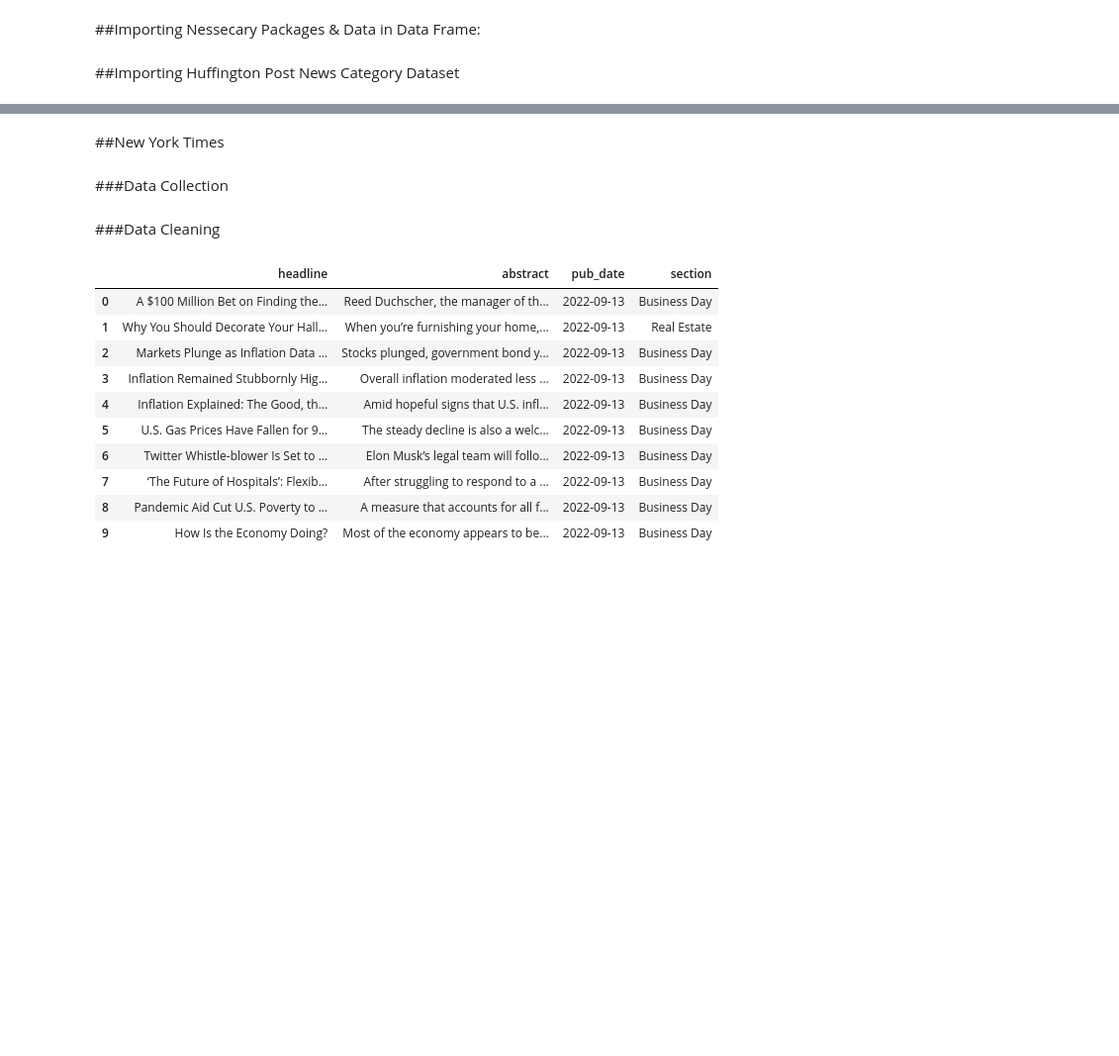
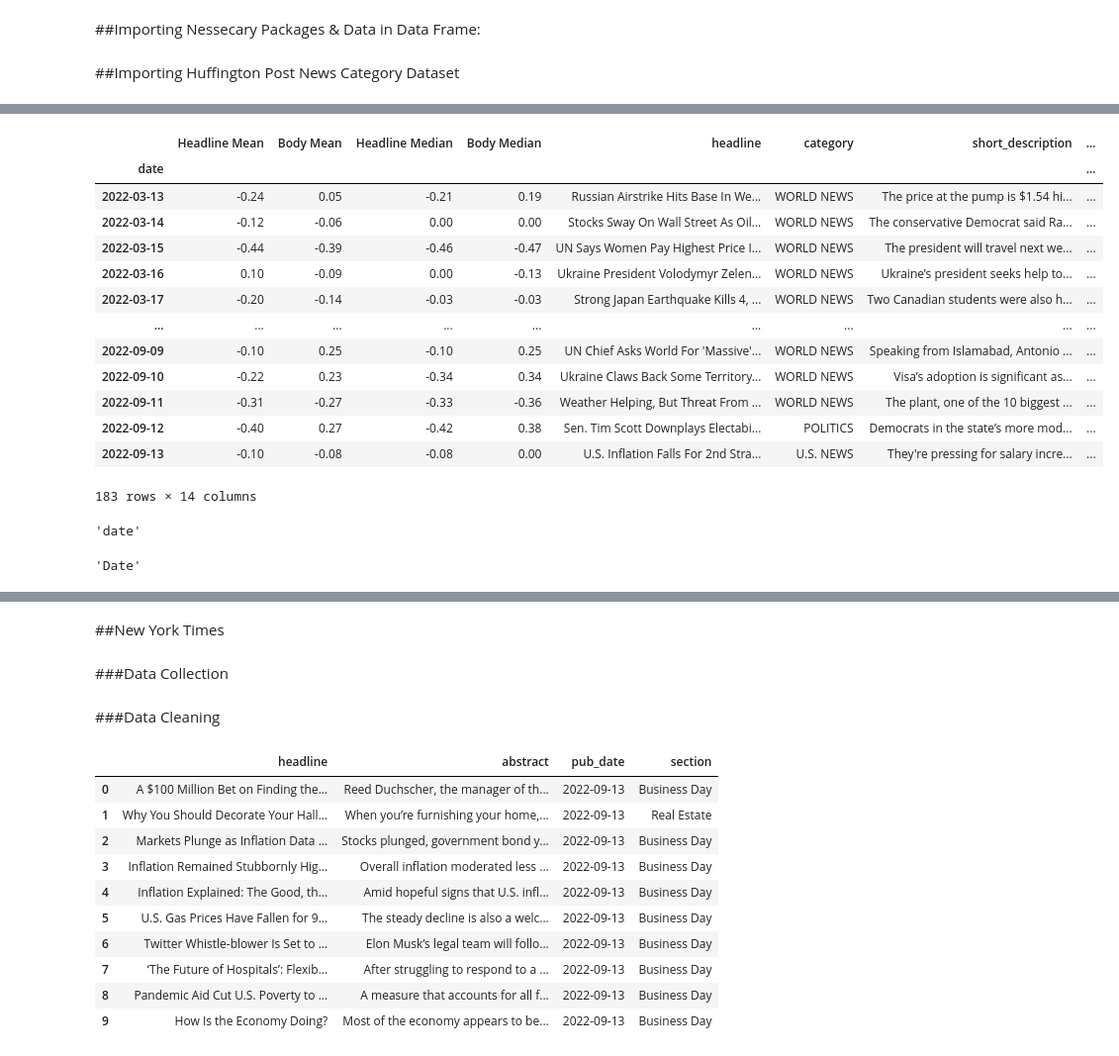
Before and after one commit to IS737StockPicker/stonks, a Jupyter notebook: IS737_Project.ipynb, the cells around one changed output, grey strips where cells are left out. Shown at 99% size. Drawn from its saved outputs; the diff is of its cells as text; code cells hidden in the pictures; blank space fills up the shorter version.

```diff
--- a/IS737_Project.ipynb
+++ b/IS737_Project.ipynb
@@ -173,0 +192,7 @@ huff_news_final
+# %%
+##Get Average Daily Sentament Score For Headline & Body
+
+# group by date and calculate the mean of 'News Sentiment'
+daily_avg_news_sentiment = huff_news_final.groupby('date').mean().round (2)
+daily_avg_news_sentiment = daily_avg_news_sentiment.rename(columns={'News Sentiment': 'Headline Mean', 'Body Sentiment': 'Body Mean'})
+daily_avg_news_sentiment
@@ -173,0 +214,7 @@ huff_news_final
+# %%
+##Adding Median Daily Sentament Score to our List
+
+# group by date and calculate the median of 'News Sentiment'
+daily_med_news_sentiment = huff_news_final.groupby('date').median().round (2)
+daily_med_news_sentiment = daily_med_news_sentiment.rename(columns={'News Sentiment': 'Headline Median', 'Body Sentiment': 'Body Median'})
+daily_med_news_sentiment
@@ -173,0 +236,7 @@ huff_news_final
+# %%
+##Getting Max/Min Daily Sentament Score For Headline & Body
+
+# group by date and calculate the mean of 'News Sentiment'
+daily_max_news_sentiment = huff_news_final.groupby('date').max().round (2)
+daily_max_news_sentiment = daily_max_news_sentiment.rename(columns={'News Sentiment': 'Headline Max', 'Body Sentiment': 'Body Max'})
+daily_max_news_sentiment
@@ -173,0 +258,7 @@ huff_news_final
+# %%
+##Adding Min Daily Sentament Score for Headline & Boddy
+
+# group by date and calculate the median of 'News Sentiment'
+daily_min_news_sentiment = huff_news_final.groupby('date').min().round (2)
+daily_min_news_sentiment = daily_min_news_sentiment.rename(columns={'News Sentiment': 'Headline Min', 'Body Sentiment': 'Body Min'})
+daily_min_news_sentiment
@@ -173,0 +280,25 @@ huff_news_final
+# %%
+#Combining our Avg & Median News Sentiment results into one data frame
+
+daily_news_sentiment = pd.concat ([daily_avg_news_sentiment, daily_med_news_sentiment, daily_max_news_sentiment, daily_min_news_sentiment], axis = 1, join = 'inner')
+daily_news_sentiment
+# %% [output]
+|  | Headline Mean | Body Mean | Headline Median | Body Median | headline | category | short_description | ... |
+| date |  |  |  |  |  |  |  | ... |
+| 2022-03-13 | -0.24 | 0.05 | -0.21 | 0.19 | Russian Airstrike Hits Base In We... | WORLD NEWS | The price at the pump is $1.54 hi... | ... |
+| 2022-03-14 | -0.12 | -0.06 | 0.00 | 0.00 | Stocks Sway On Wall Street As Oil... | WORLD NEWS | The conservative Democrat said Ra... | ... |
+| 2022-03-15 | -0.44 | -0.39 | -0.46 | -0.47 | UN Says Women Pay Highest Price I... | WORLD NEWS | The president will travel next we... | ... |
+| 2022-03-16 | 0.10 | -0.09 | 0.00 | -0.13 | Ukraine President Volodymyr Zelen... | WORLD NEWS | Ukraine’s president seeks help to... | ... |
+| 2022-03-17 | -0.20 | -0.14 | -0.03 | -0.03 | Strong Japan Earthquake Kills 4, ... | WORLD NEWS | Two Canadian students were also h... | ... |
+| ... | ... | ... | ... | ... | ... | ... | ... | ... |
+| 2022-09-09 | -0.10 | 0.25 | -0.10 | 0.25 | UN Chief Asks World For 'Massive'... | WORLD NEWS | Speaking from Islamabad, Antonio ... | ... |
+| 2022-09-10 | -0.22 | 0.23 | -0.34 | 0.34 | Ukraine Claws Back Some Territory... | WORLD NEWS | Visa’s adoption is significant as... | ... |
+| 2022-09-11 | -0.31 | -0.27 | -0.33 | -0.36 | Weather Helping, But Threat From ... | WORLD NEWS | The plant, one of the 10 biggest ... | ... |
+| 2022-09-12 | -0.40 | 0.27 | -0.42 | 0.38 | Sen. Tim Scott Downplays Electabi... | POLITICS | Democrats in the state’s more mod... | ... |
+| 2022-09-13 | -0.10 | -0.08 | -0.08 | 0.00 | U.S. Inflation Falls For 2nd Stra... | U.S. NEWS | They're pressing for salary incre... | ... |
+183 rows × 14 columns
+# %%
+#Getting the Name of my Index
+daily_news_sentiment.index.name
+# %% [output]
+'date'
@@ -173,0 +308,5 @@ huff_news_final
+# %%
+#Confirming Index Name Change
+daily_news_sentiment.index.name
+# %% [output]
+'Date'
```
Also changed, not shown: parts of 23 cells of this notebook.
